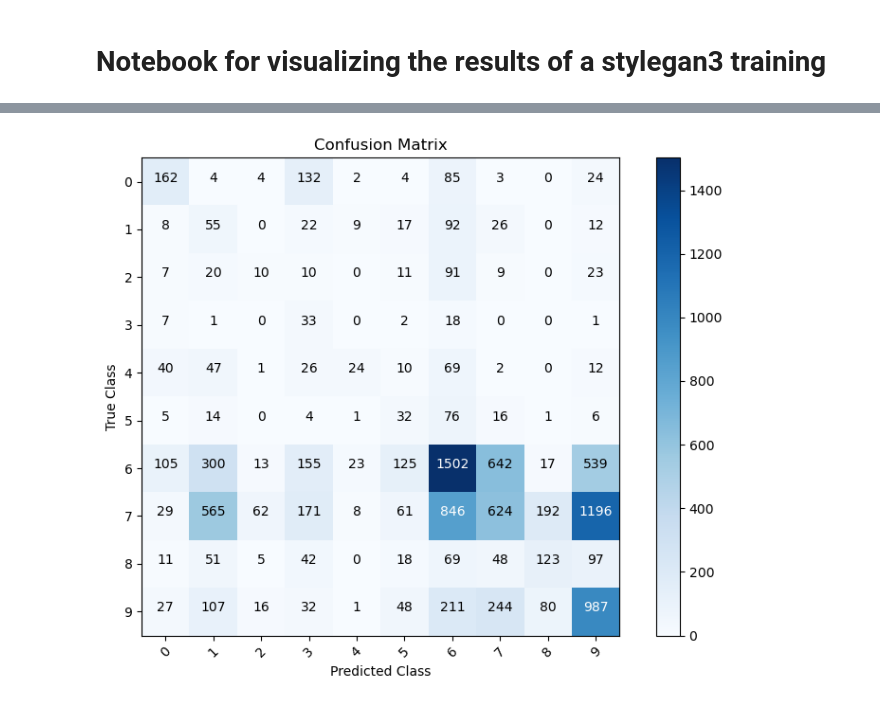
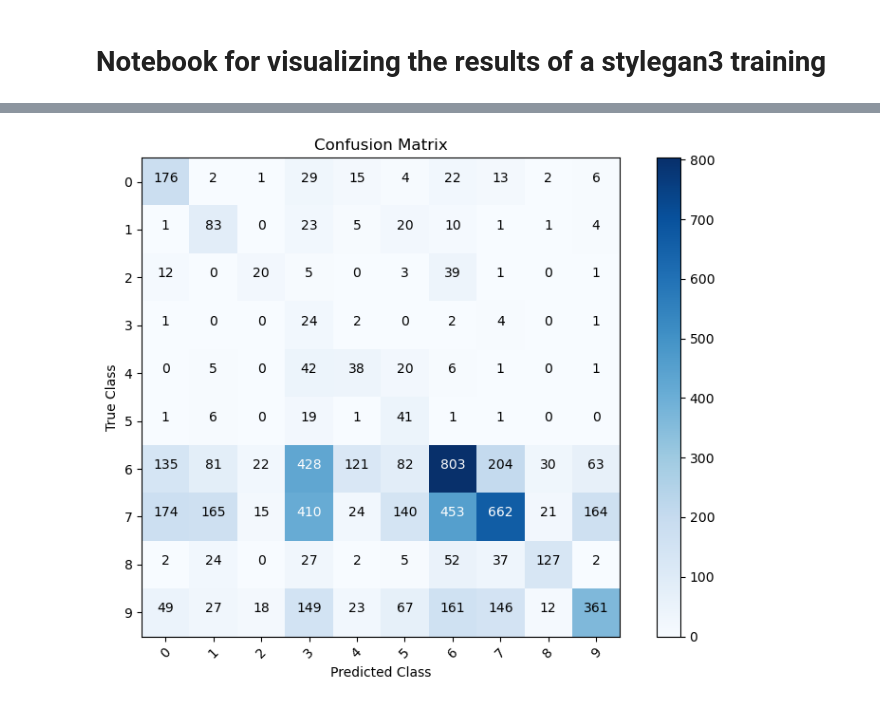
Before and after one commit to antongomez/Conditional-StyleGAN3, a Jupyter notebook: graphics.ipynb, the cells around one changed output, grey strips where cells are left out. Drawn from its saved outputs; the diff is of its cells as text; code cells hidden in the pictures.

```diff
--- a/graphics.ipynb
+++ b/graphics.ipynb
@@ -5,7 +5,7 @@ import os, json
 import matplotlib.pyplot as plt
 
 results_dir = "training-runs/OITAVEN"
-experiment_name = "00001-stylegan3-t-oitaven-gpus2-batch64-gamma0.125"
+experiment_name = "00002-stylegan3-t-oitaven-gpus2-batch64-gamma0.125"
 # results_dir = "training-runs/MNIST"
 # experiment_name = "00003-stylegan3-t-mnist-gpus2-batch64-gamma0.125"
 
@@ -424,5 +490,5 @@ else:
 # %%
-confusion_matrix = extract_confusion_matrix(jsonl_data, class_labels=class_labels, progress_tick=16)
+confusion_matrix = extract_confusion_matrix(jsonl_data, class_labels=class_labels, progress_tick=None)
 plot_confusion_matrix(confusion_matrix, class_labels=class_labels)
 # %% [output]
-[figure, old version]
+[figure, new version]
```
Also changed, not shown: parts of 8 cells of this notebook, 1 other file.
